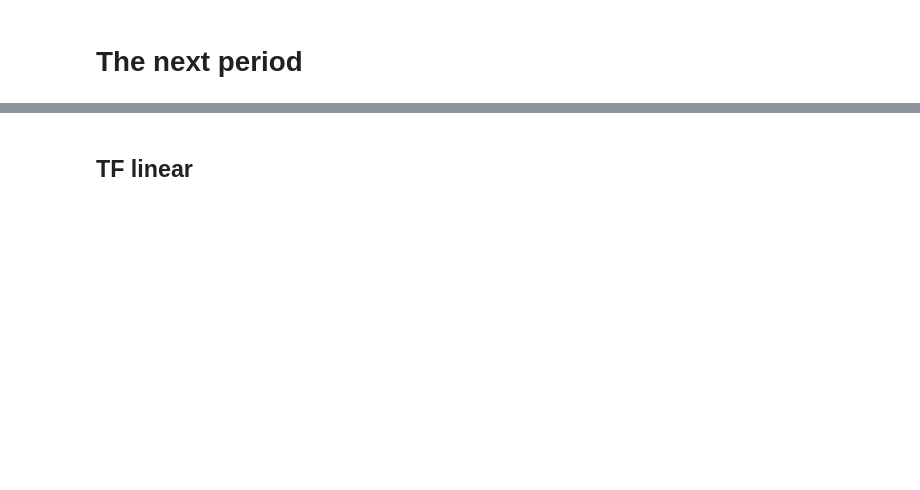
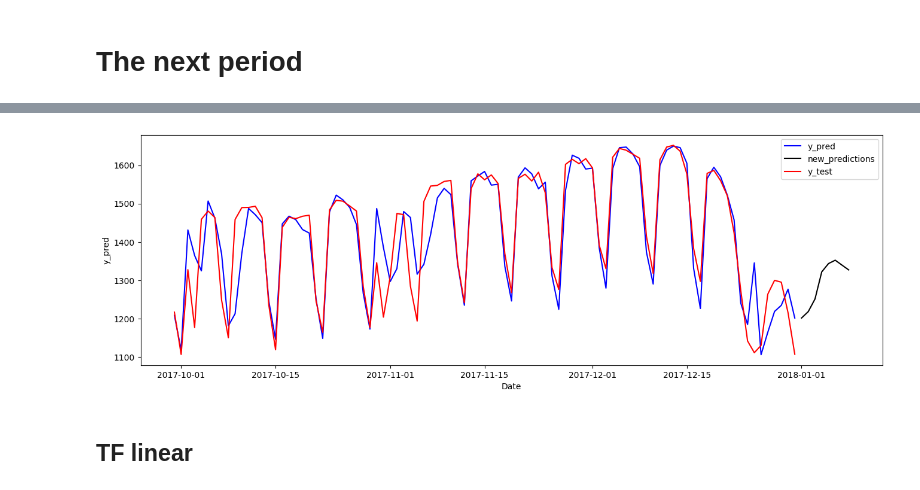
Before and after one commit to Alex1iv/Power_consumption_prediction, a Jupyter notebook: notebooks/power_consumption.ipynb, the cells around one changed output, grey strips where cells are left out. Saved outputs shown, nothing was run; the diff lists cells and outputs as text; code cells hidden in the pictures; blank space fills up the shorter version.

Commit message:
upd prediction

```diff
--- a/notebooks/power_consumption.ipynb
+++ b/notebooks/power_consumption.ipynb
@@ -353,5 +345,11 @@ sns.lineplot(y_test_inverse, c='r', label='y_test');
 # %% [markdown]
 # The next period
 # %%
-#X.index[-1] + pd.Timedelta(days=1)
+#Indexes
+future_indexes = []
+n_periods = 8
+for i in range(1, n_periods+1):
+    future_indexes.append(X.index[-1] + pd.Timedelta(days=i))
+
+future_indexes
 # %% [output]
@@ -358,0 +364,25 @@ Timestamp('2018-01-01 00:00:00')
+# %%
+n_features = 1
+
+def get_predictions(n_periods:int, x_input:np.array):
+    predicted_arr = np.array([], dtype='float32')
+    future_indexes = []
+
+    for i in range(n_periods):
+
+        x_input = x_input.reshape((1, n_steps, n_features))
+
+        yhat = model1.predict(x_input, verbose=0)
+
+        predicted_arr = np.append(predicted_arr, yhat.squeeze())
+
+        # append and roll the prediction
+        x_input = np.vstack((x_input.reshape(7,-1), yhat))[1:].ravel()
+
+
+    return predicted_arr
+
+predictions = get_predictions(n_periods=n_periods, x_input=X_test[-1,:])
+
+predictions = pd.Series(standardScaler.inverse_transform(predictions.reshape(-1,1)).squeeze(), name='future', index=future_indexes)
+predictions
@@ -359,3 +399,13 @@ Timestamp('2018-01-01 00:00:00')
+# %%
+indexes = X.index[-y_test_inverse.shape[0]:]
+length = X_test.shape[0]
+
+plt.figure(figsize=(16,5))
+sns.lineplot(y_pred_inverse, c='b', label='y_pred')
+sns.lineplot(predictions, c='k', label='new_predictions')
+sns.lineplot(y_test_inverse, c='r', label='y_test');
+# %% [output]
+[figure, added]
 # %% [markdown]
 ## TF linear
 # %%
```
Also changed, not shown: parts of 9 cells of this notebook.
